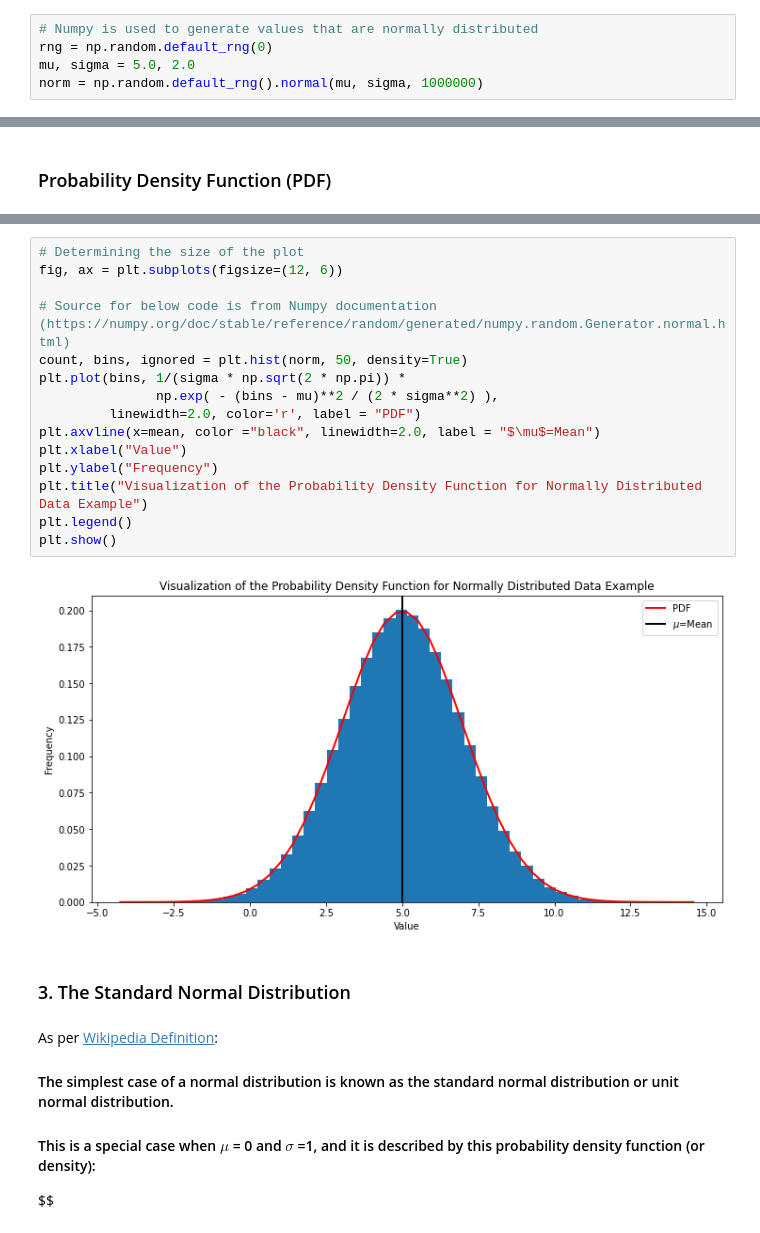
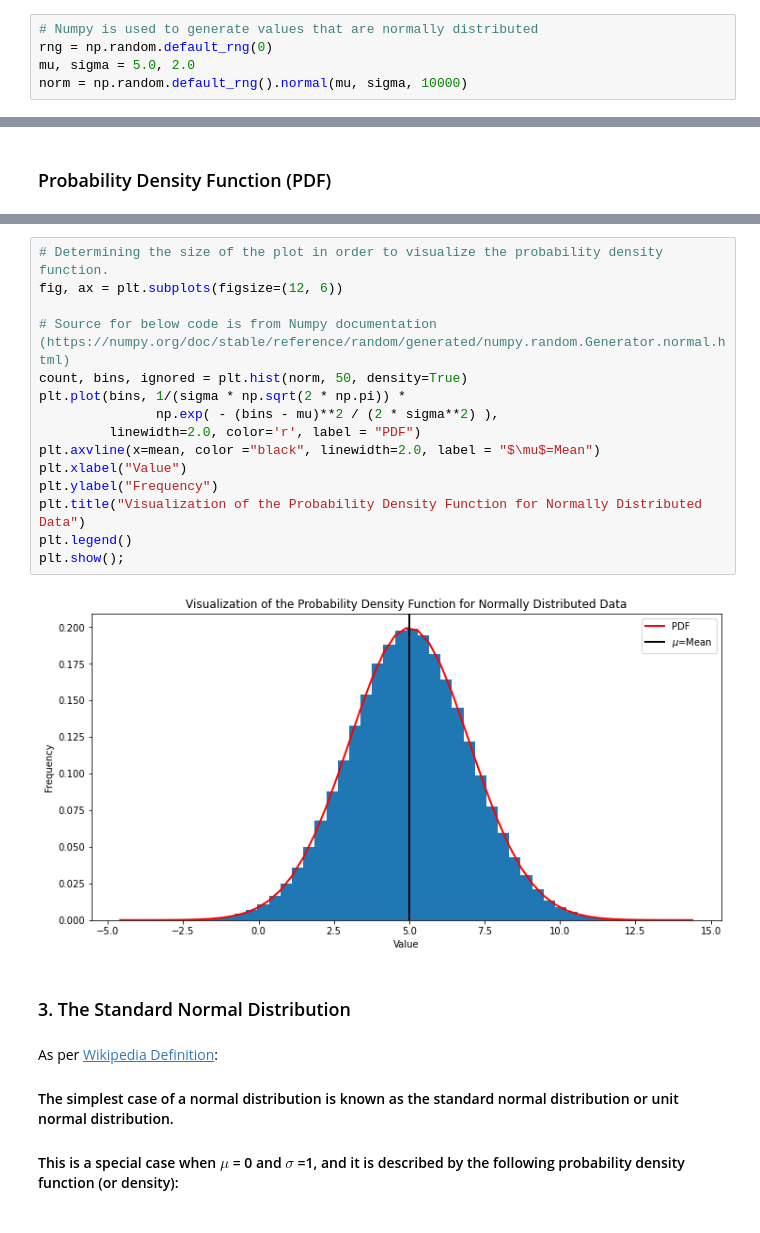
Before and after one commit to evaczeydapommersheim/Funddata---assessment, a Jupyter notebook: Normal Distribution/Normal_Distribution_Project_Winter 2022-23.ipynb, the cells around one changed output, grey strips where cells are left out. Cells and saved outputs as stored; diff of their text form.

```diff
--- a/Normal Distribution/Normal_Distribution_Project_Winter 2022-23.ipynb
+++ b/Normal Distribution/Normal_Distribution_Project_Winter 2022-23.ipynb
@@ -88,5 +92,5 @@ It is important to note that there are other distributions which are presented w
 # Numpy is used to generate values that are normally distributed
 rng = np.random.default_rng(0)
 mu, sigma = 5.0, 2.0
-norm = np.random.default_rng().normal(mu, sigma, 1000000)
+norm = np.random.default_rng().normal(mu, sigma, 10000)
 # %% [markdown]
@@ -169,27 +229,24 @@ $$ \frac{1}{\sigma\sqrt{2\pi}}e^{-\frac{1}{2}\left(\frac{x- \mu}{\sigma}\right)^
 # %%
-# Determining the size of the plot
+# Determining the size of the plot in order to visualize the probability density function.
 fig, ax = plt.subplots(figsize=(12, 6))
 
 # Source for below code is from Numpy documentation (https://numpy.org/doc/stable/reference/random/generated/numpy.random.Generator.normal.html)
 count, bins, ignored = plt.hist(norm, 50, density=True)
 plt.plot(bins, 1/(sigma * np.sqrt(2 * np.pi)) *
                np.exp( - (bins - mu)**2 / (2 * sigma**2) ),
          linewidth=2.0, color='r', label = "PDF")
 plt.axvline(x=mean, color ="black", linewidth=2.0, label = "$\mu$=Mean")
 plt.xlabel("Value")
 plt.ylabel("Frequency")
-plt.title("Visualization of the Probability Density Function for Normally Distributed Data Example")
+plt.title("Visualization of the Probability Density Function for Normally Distributed Data")
 plt.legend()
-plt.show()
+plt.show();
 # %% [output]
-[figure, old version]
+[figure, new version]
 # %% [markdown]
 ### 3. The Standard Normal Distribution
 # %% [markdown]
 As per [Wikipedia Definition](https://en.wikipedia.org/wiki/Normal_distribution#Standard_normal_distribution):
 
 #### The simplest case of a normal distribution is known as the standard normal distribution or unit normal distribution.
-
-#### This is a special case when $\mu$ = 0 and $\sigma$ =1, and it is described by this probability density function (or density):
-
-$$
+#### This is a special case when $\mu$ = 0 and $\sigma$ =1, and it is described by the following probability density function (or density):
```
Also changed, not shown: parts of 30 cells of this notebook, 2 other files.
